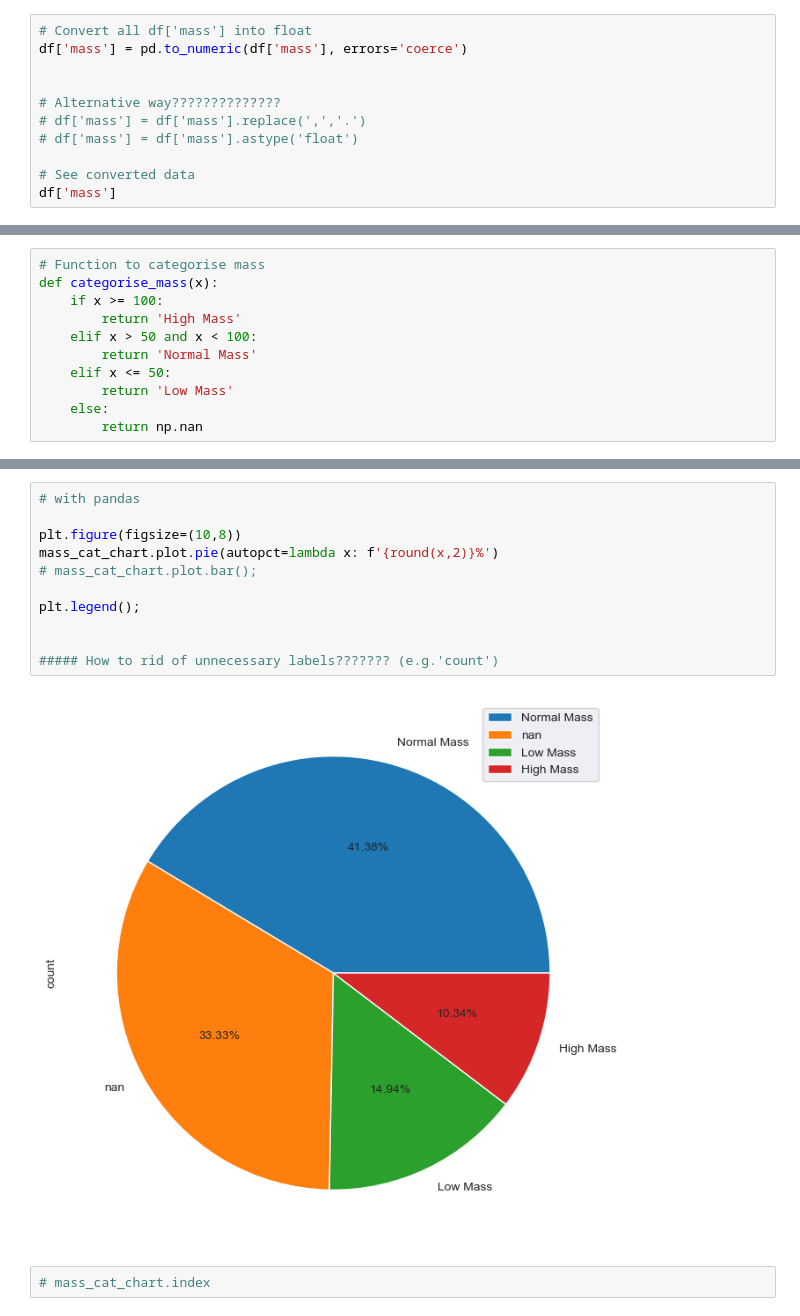
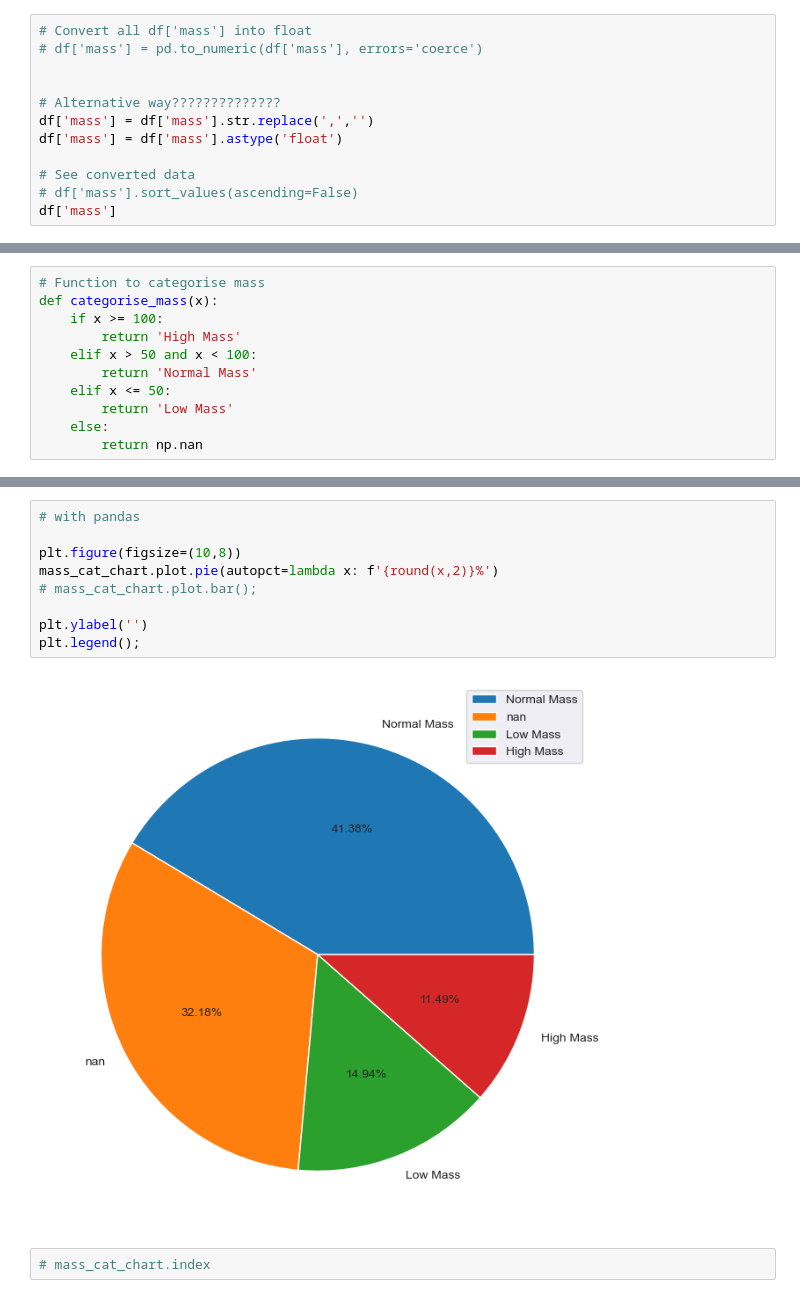
Before and after one commit to iceyisaak/clarusway_ds, a Jupyter notebook: DVwPy_Assignment_1_Star_Wars_Characters (matplotlib)_V02.ipynb, the cells around one changed output, grey strips where cells are left out. Cells and saved outputs as stored; diff of their text form.

```diff
--- a/DVwPy_Assignment_1_Star_Wars_Characters (matplotlib)_V02.ipynb
+++ b/DVwPy_Assignment_1_Star_Wars_Characters (matplotlib)_V02.ipynb
@@ -445,13 +449,14 @@ Name: count, dtype: int64
 # %%
 # Convert all df['mass'] into float
-df['mass'] = pd.to_numeric(df['mass'], errors='coerce')
+# df['mass'] = pd.to_numeric(df['mass'], errors='coerce')
 
 
 # Alternative way??????????????
-# df['mass'] = df['mass'].replace(',','.')
-# df['mass'] = df['mass'].astype('float')
+df['mass'] = df['mass'].str.replace(',','')
+df['mass'] = df['mass'].astype('float')
 
 # See converted data
+# df['mass'].sort_values(ascending=False)
 df['mass']
 # %% [output]
 0      77.0
@@ -518,16 +523,14 @@ Name: count, dtype: int64
 # %%
 # with pandas
 
 plt.figure(figsize=(10,8))
 mass_cat_chart.plot.pie(autopct=lambda x: f'{round(x,2)}%')
 # mass_cat_chart.plot.bar();
 
+plt.ylabel('')
 plt.legend();
-
-
-##### How to rid of unnecessary labels??????? (e.g.'count')
 # %% [output]
-[figure, old version]
+[figure, new version]
 # %%
 # mass_cat_chart.index
 # %%
```
Also changed, not shown: parts of 18 cells of this notebook.
